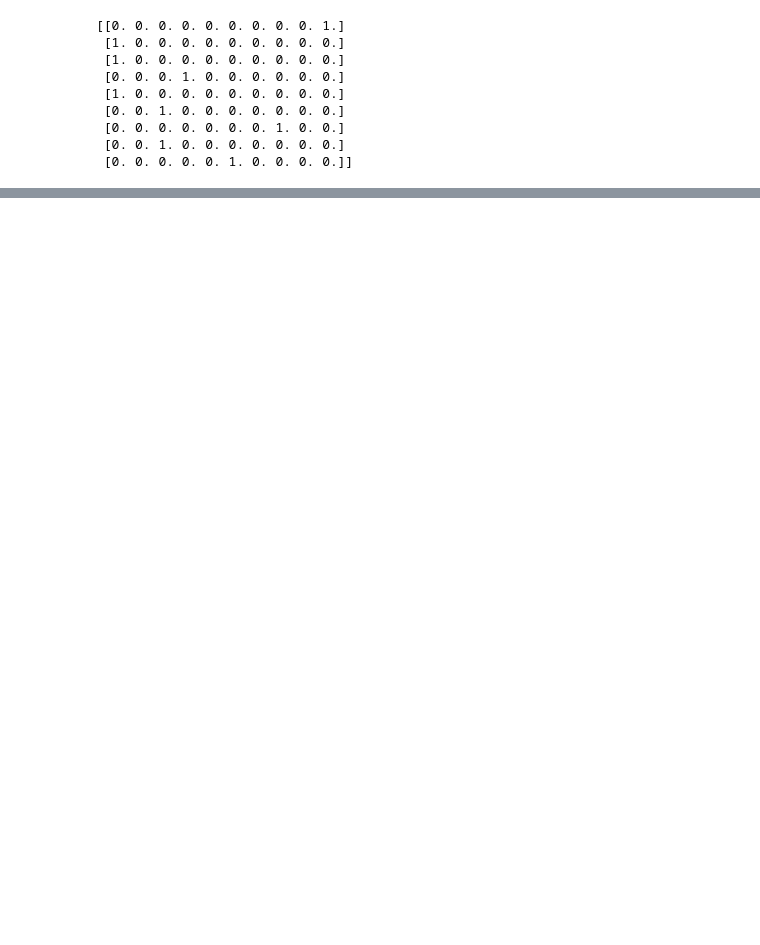
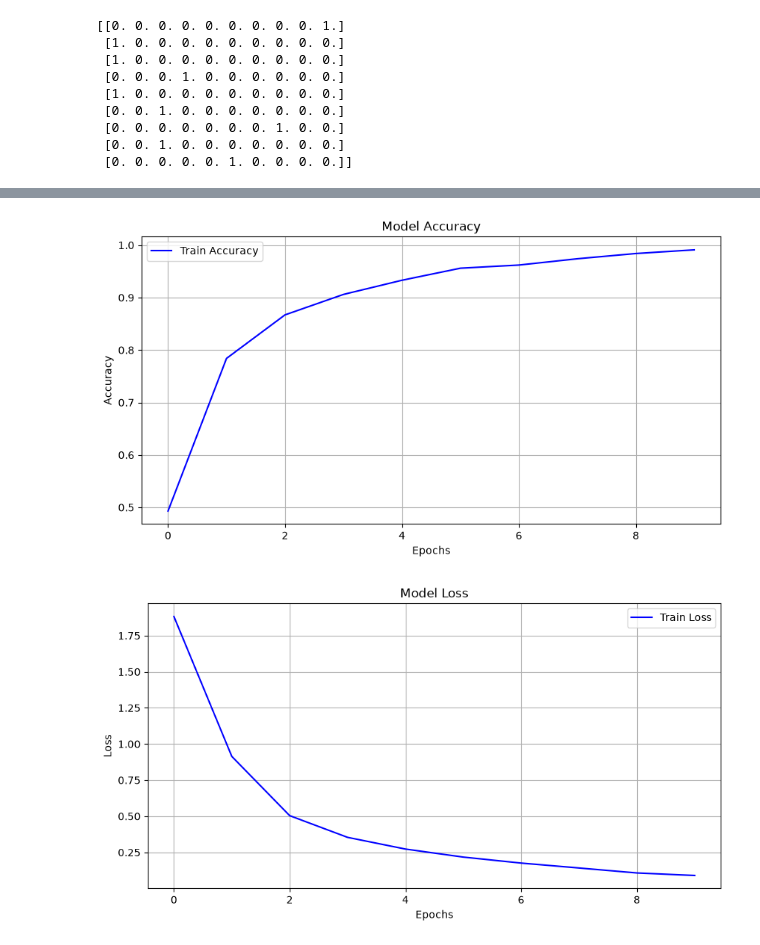
Before and after one commit to NatureAiia/ZivaBasa-MVP, a Jupyter notebook: FeedForward Neural Network (Attention).ipynb, the cells around one changed output, grey strips where cells are left out. Saved outputs shown, nothing was run; the diff lists cells and outputs as text; code cells hidden in the pictures; blank space fills up the shorter version.

```diff
--- a/FeedForward Neural Network (Attention).ipynb
+++ b/FeedForward Neural Network (Attention).ipynb
@@ -141,0 +151,38 @@ Epoch 10/10
+# %%
+# retrieve the training and validation accuracy from the history object
+train_accuracy = history.history.get('accuracy', history.history.get('acc', []))
+
+# safely get validation accuracy (handle cases where validation was not run)
+validation_accuracy = history.history.get('val_accuracy', history.history.get('val_acc', []))
+
+train_loss = history.history.get('loss', [])
+validation_loss = history.history.get('val_loss', [])
+
+# plot accuracy (skip validation if not available)
+if validation_accuracy:
+  plot_results([train_accuracy, validation_accuracy], title='Model Accuracy', ylabel='Accuracy', metric_name=['Train Accuracy', 'Validation Accuracy'], color=['blue', 'orange'])
+else:
+  plt.figure(figsize=(10, 5))
+  plt.plot(train_accuracy, color='blue', label='Train Accuracy')
+  plt.title('Model Accuracy')
+  plt.xlabel('Epochs')
+  plt.ylabel('Accuracy')
+  plt.grid(True)
+  plt.legend()
+  plt.show()
+
+# plot loss (skip validation if not available)
+if validation_loss:
+  plot_results([train_loss, validation_loss], title='Model Loss', ylabel='Loss', metric_name=['Train Loss', 'Validation Loss'], color=['blue', 'orange'])
+else:
+  plt.figure(figsize=(10, 5))
+  plt.plot(train_loss, color='blue', label='Train Loss')
+  plt.title('Model Loss')
+  plt.xlabel('Epochs')
+  plt.ylabel('Loss')
+  plt.grid(True)
+  plt.legend()
+  plt.show()
+# %% [output]
+[figure, added]
+[figure, added]
```
Also changed, not shown: parts of 10 cells of this notebook.
